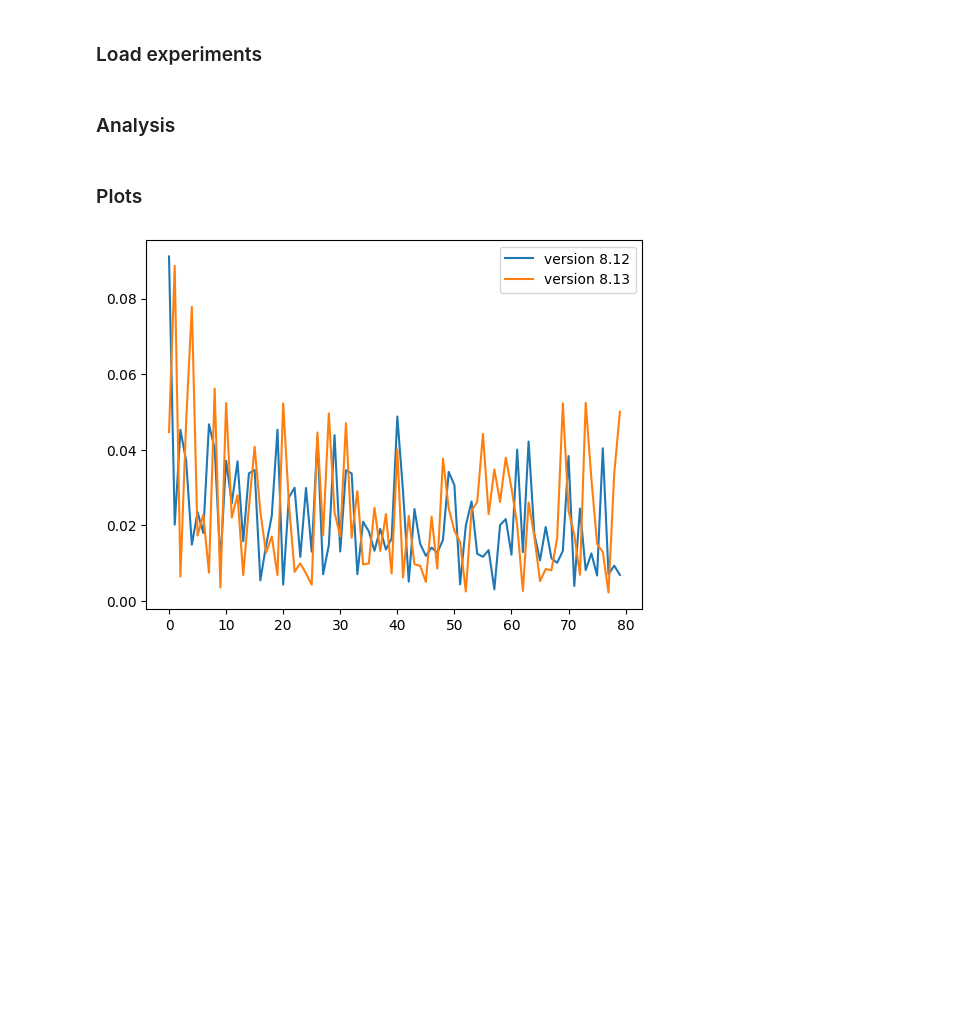
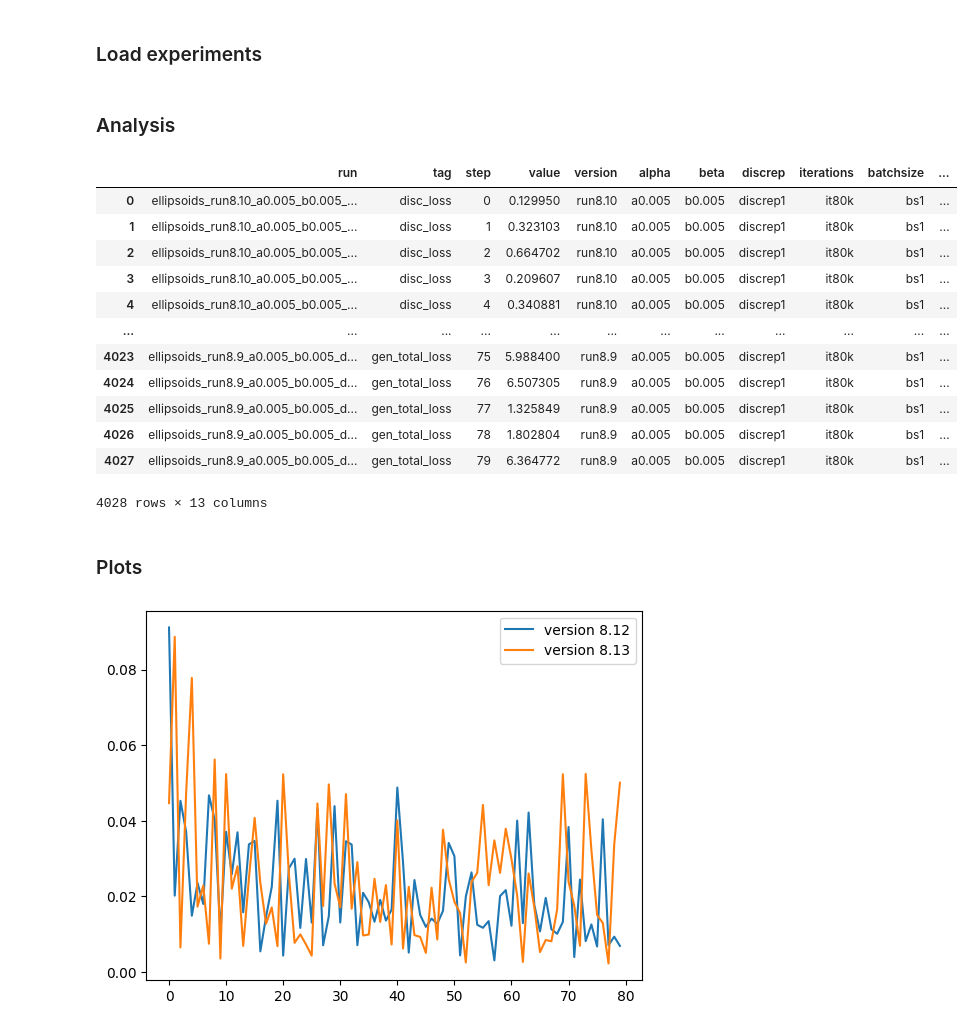
Before and after one commit to Yurivanderburg/II_GAN, a Jupyter notebook: Ellipsoids/Analysis.ipynb, the cells around one changed output. Drawn from its saved outputs; the diff is of its cells as text; code cells hidden in the pictures; blank space fills up the shorter version.

```diff
--- a/Ellipsoids/Analysis.ipynb
+++ b/Ellipsoids/Analysis.ipynb
@@ -52,6 +52,22 @@ def split_df(dataframe):
     return df
 # %%
 df_v08 = split_df(df_v08_)
+# %%
+df_v08
+# %% [output]
+|  | run | tag | step | value | version | alpha | beta | discrep | iterations | batchsize | ... |
+| 0 | ellipsoids_run8.10_a0.005_b0.005_... | disc_loss | 0 | 0.129950 | run8.10 | a0.005 | b0.005 | discrep1 | it80k | bs1 | ... |
+| 1 | ellipsoids_run8.10_a0.005_b0.005_... | disc_loss | 1 | 0.323103 | run8.10 | a0.005 | b0.005 | discrep1 | it80k | bs1 | ... |
+| 2 | ellipsoids_run8.10_a0.005_b0.005_... | disc_loss | 2 | 0.664702 | run8.10 | a0.005 | b0.005 | discrep1 | it80k | bs1 | ... |
+| 3 | ellipsoids_run8.10_a0.005_b0.005_... | disc_loss | 3 | 0.209607 | run8.10 | a0.005 | b0.005 | discrep1 | it80k | bs1 | ... |
+| 4 | ellipsoids_run8.10_a0.005_b0.005_... | disc_loss | 4 | 0.340881 | run8.10 | a0.005 | b0.005 | discrep1 | it80k | bs1 | ... |
+| ... | ... | ... | ... | ... | ... | ... | ... | ... | ... | ... | ... |
+| 4023 | ellipsoids_run8.9_a0.005_b0.005_d... | gen_total_loss | 75 | 5.988400 | run8.9 | a0.005 | b0.005 | discrep1 | it80k | bs1 | ... |
+| 4024 | ellipsoids_run8.9_a0.005_b0.005_d... | gen_total_loss | 76 | 6.507305 | run8.9 | a0.005 | b0.005 | discrep1 | it80k | bs1 | ... |
+| 4025 | ellipsoids_run8.9_a0.005_b0.005_d... | gen_total_loss | 77 | 1.325849 | run8.9 | a0.005 | b0.005 | discrep1 | it80k | bs1 | ... |
+| 4026 | ellipsoids_run8.9_a0.005_b0.005_d... | gen_total_loss | 78 | 1.802804 | run8.9 | a0.005 | b0.005 | discrep1 | it80k | bs1 | ... |
+| 4027 | ellipsoids_run8.9_a0.005_b0.005_d... | gen_total_loss | 79 | 6.364772 | run8.9 | a0.005 | b0.005 | discrep1 | it80k | bs1 | ... |
+4028 rows × 13 columns
 # %% [markdown]
 ### Plots
 # %%
```
Also changed, not shown: 25 other files.
